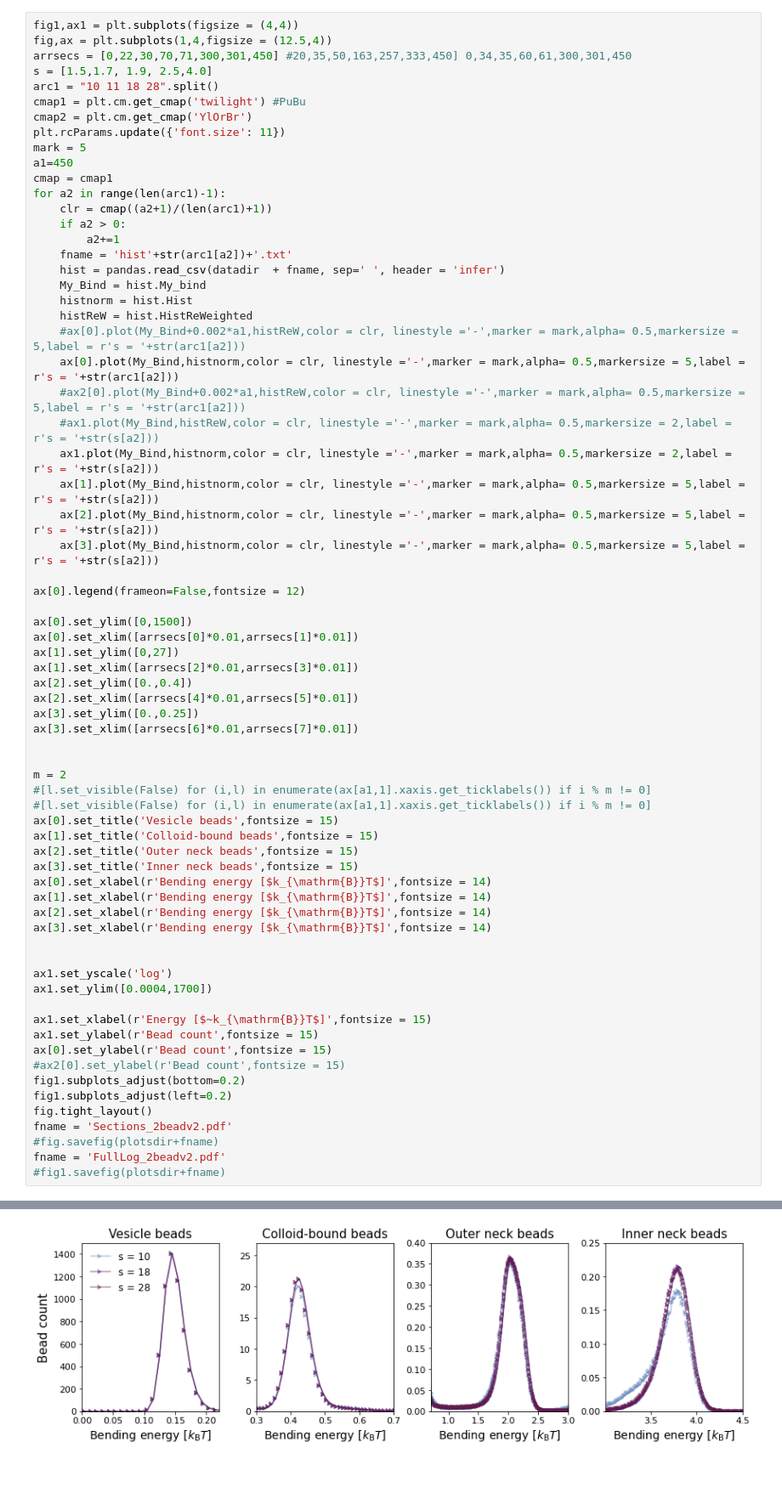
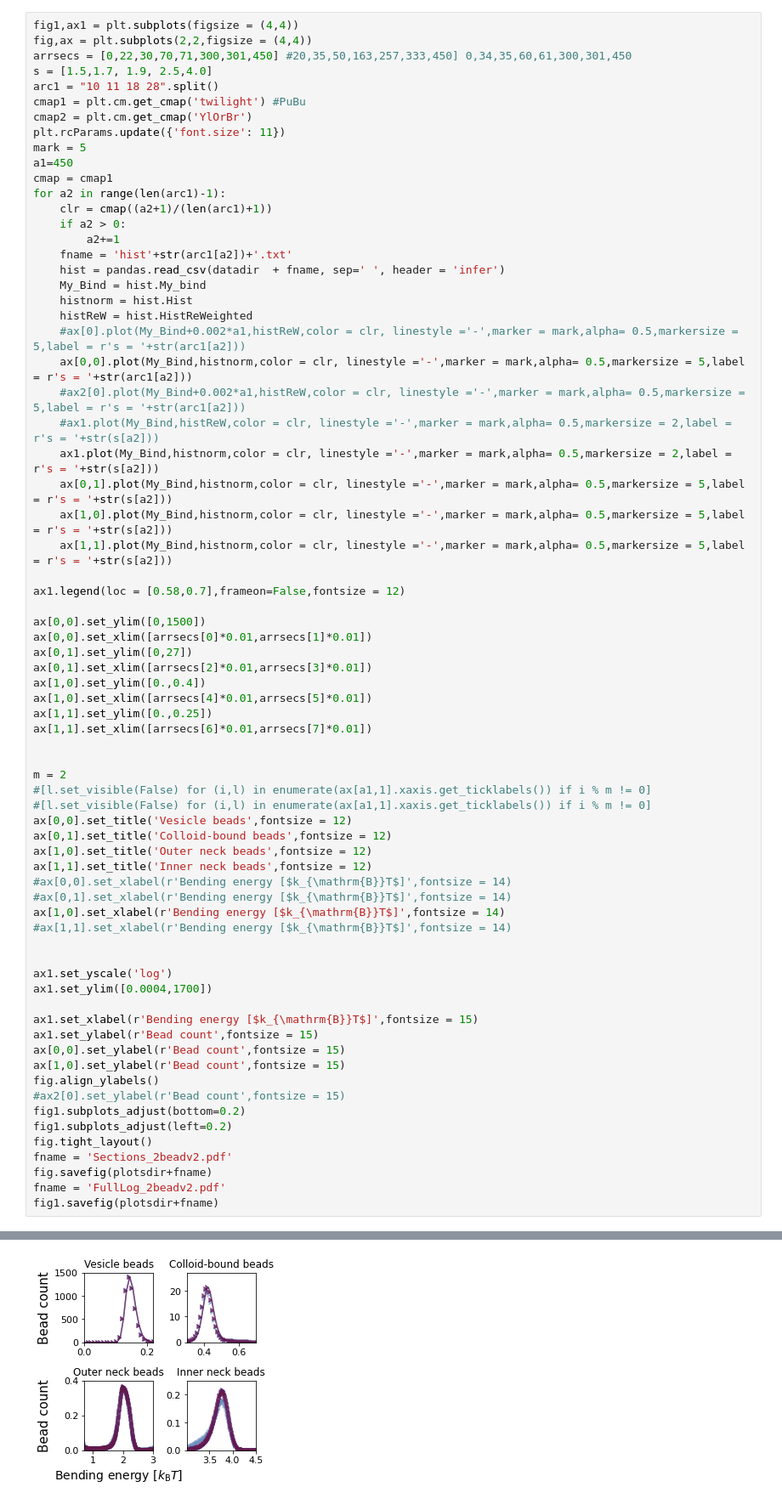
Before and after one commit to Billie1717/3ColloidsProject, a Jupyter notebook: Data_and_Figures/2Bead_histogram/Histogram.ipynb, the cells around one changed output, grey strips where cells are left out. Shown at 85% size. Drawn from its saved outputs; the diff is of its cells as text; blank space fills up the shorter version.

Commit message:
Plotted some of the plots and saved them

```diff
--- a/Data_and_Figures/2Bead_histogram/Histogram.ipynb
+++ b/Data_and_Figures/2Bead_histogram/Histogram.ipynb
@@ -17,6 +20,6 @@ cmap = plt.cm.get_cmap('twilight')
 # %%
 fig1,ax1 = plt.subplots(figsize = (4,4))
-fig,ax = plt.subplots(1,4,figsize = (12.5,4))
+fig,ax = plt.subplots(2,2,figsize = (4,4))
 arrsecs = [0,22,30,70,71,300,301,450] #20,35,50,163,257,333,450] 0,34,35,60,61,300,301,450
 s = [1.5,1.7, 1.9, 2.5,4.0]
 arc1 = "10 11 18 28".split()
@@ -36,51 +39,53 @@ for a2 in range(len(arc1)-1):
     histnorm = hist.Hist
     histReW = hist.HistReWeighted
     #ax[0].plot(My_Bind+0.002*a1,histReW,color = clr, linestyle ='-',marker = mark,alpha= 0.5,markersize = 5,label = r's = '+str(arc1[a2]))
-    ax[0].plot(My_Bind,histnorm,color = clr, linestyle ='-',marker = mark,alpha= 0.5,markersize = 5,label = r's = '+str(arc1[a2]))
+    ax[0,0].plot(My_Bind,histnorm,color = clr, linestyle ='-',marker = mark,alpha= 0.5,markersize = 5,label = r's = '+str(arc1[a2]))
     #ax2[0].plot(My_Bind+0.002*a1,histReW,color = clr, linestyle ='-',marker = mark,alpha= 0.5,markersize = 5,label = r's = '+str(arc1[a2]))
     #ax1.plot(My_Bind,histReW,color = clr, linestyle ='-',marker = mark,alpha= 0.5,markersize = 2,label = r's = '+str(s[a2]))
     ax1.plot(My_Bind,histnorm,color = clr, linestyle ='-',marker = mark,alpha= 0.5,markersize = 2,label = r's = '+str(s[a2]))
-    ax[1].plot(My_Bind,histnorm,color = clr, linestyle ='-',marker = mark,alpha= 0.5,markersize = 5,label = r's = '+str(s[a2]))
-    ax[2].plot(My_Bind,histnorm,color = clr, linestyle ='-',marker = mark,alpha= 0.5,markersize = 5,label = r's = '+str(s[a2]))
-    ax[3].plot(My_Bind,histnorm,color = clr, linestyle ='-',marker = mark,alpha= 0.5,markersize = 5,label = r's = '+str(s[a2]))
+    ax[0,1].plot(My_Bind,histnorm,color = clr, linestyle ='-',marker = mark,alpha= 0.5,markersize = 5,label = r's = '+str(s[a2]))
+    ax[1,0].plot(My_Bind,histnorm,color = clr, linestyle ='-',marker = mark,alpha= 0.5,markersize = 5,label = r's = '+str(s[a2]))
+    ax[1,1].plot(My_Bind,histnorm,color = clr, linestyle ='-',marker = mark,alpha= 0.5,markersize = 5,label = r's = '+str(s[a2]))
 
-ax[0].legend(frameon=False,fontsize = 12)
+ax1.legend(loc = [0.58,0.7],frameon=False,fontsize = 12)
 
-ax[0].set_ylim([0,1500])
-ax[0].set_xlim([arrsecs[0]*0.01,arrsecs[1]*0.01])
-ax[1].set_ylim([0,27])
-ax[1].set_xlim([arrsecs[2]*0.01,arrsecs[3]*0.01])
-ax[2].set_ylim([0.,0.4])
-ax[2].set_xlim([arrsecs[4]*0.01,arrsecs[5]*0.01])
-ax[3].set_ylim([0.,0.25])
-ax[3].set_xlim([arrsecs[6]*0.01,arrsecs[7]*0.01])
+ax[0,0].set_ylim([0,1500])
+ax[0,0].set_xlim([arrsecs[0]*0.01,arrsecs[1]*0.01])
+ax[0,1].set_ylim([0,27])
+ax[0,1].set_xlim([arrsecs[2]*0.01,arrsecs[3]*0.01])
+ax[1,0].set_ylim([0.,0.4])
+ax[1,0].set_xlim([arrsecs[4]*0.01,arrsecs[5]*0.01])
+ax[1,1].set_ylim([0.,0.25])
+ax[1,1].set_xlim([arrsecs[6]*0.01,arrsecs[7]*0.01])
 
 
 m = 2
 #[l.set_visible(False) for (i,l) in enumerate(ax[a1,1].xaxis.get_ticklabels()) if i % m != 0]
 #[l.set_visible(False) for (i,l) in enumerate(ax[a1,1].xaxis.get_ticklabels()) if i % m != 0]
-ax[0].set_title('Vesicle beads',fontsize = 15)
-ax[1].set_title('Colloid-bound beads',fontsize = 15)
-ax[2].set_title('Outer neck beads',fontsize = 15)
-ax[3].set_title('Inner neck beads',fontsize = 15)
-ax[0].set_xlabel(r'Bending energy [$k_{\mathrm{B}}T$]',fontsize = 14)
-ax[1].set_xlabel(r'Bending energy [$k_{\mathrm{B}}T$]',fontsize = 14)
-ax[2].set_xlabel(r'Bending energy [$k_{\mathrm{B}}T$]',fontsize = 14)
-ax[3].set_xlabel(r'Bending energy [$k_{\mathrm{B}}T$]',fontsize = 14)
+ax[0,0].set_title('Vesicle beads',fontsize = 12)
+ax[0,1].set_title('Colloid-bound beads',fontsize = 12)
+ax[1,0].set_title('Outer neck beads',fontsize = 12)
+ax[1,1].set_title('Inner neck beads',fontsize = 12)
+#ax[0,0].set_xlabel(r'Bending energy [$k_{\mathrm{B}}T$]',fontsize = 14)
+#ax[0,1].set_xlabel(r'Bending energy [$k_{\mathrm{B}}T$]',fontsize = 14)
+ax[1,0].set_xlabel(r'Bending energy [$k_{\mathrm{B}}T$]',fontsize = 14)
+#ax[1,1].set_xlabel(r'Bending energy [$k_{\mathrm{B}}T$]',fontsize = 14)
 
 
 ax1.set_yscale('log')
 ax1.set_ylim([0.0004,1700])
 
-ax1.set_xlabel(r'Energy [$~k_{\mathrm{B}}T$]',fontsize = 15)
+ax1.set_xlabel(r'Bending energy [$k_{\mathrm{B}}T$]',fontsize = 15)
 ax1.set_ylabel(r'Bead count',fontsize = 15)
-ax[0].set_ylabel(r'Bead count',fontsize = 15)
+ax[0,0].set_ylabel(r'Bead count',fontsize = 15)
+ax[1,0].set_ylabel(r'Bead count',fontsize = 15)
+fig.align_ylabels()
 #ax2[0].set_ylabel(r'Bead count',fontsize = 15)
 fig1.subplots_adjust(bottom=0.2)
 fig1.subplots_adjust(left=0.2)
 fig.tight_layout()
 fname = 'Sections_2beadv2.pdf'
-#fig.savefig(plotsdir+fname)
+fig.savefig(plotsdir+fname)
 fname = 'FullLog_2beadv2.pdf'
-#fig1.savefig(plotsdir+fname)
+fig1.savefig(plotsdir+fname)
 # %% [output]
@@ -88 +93 @@ fname = 'FullLog_2beadv2.pdf'
-[figure, old version]
+[figure, new version]
```
Also changed, not shown: parts of 2 cells of this notebook, 22 other files.
